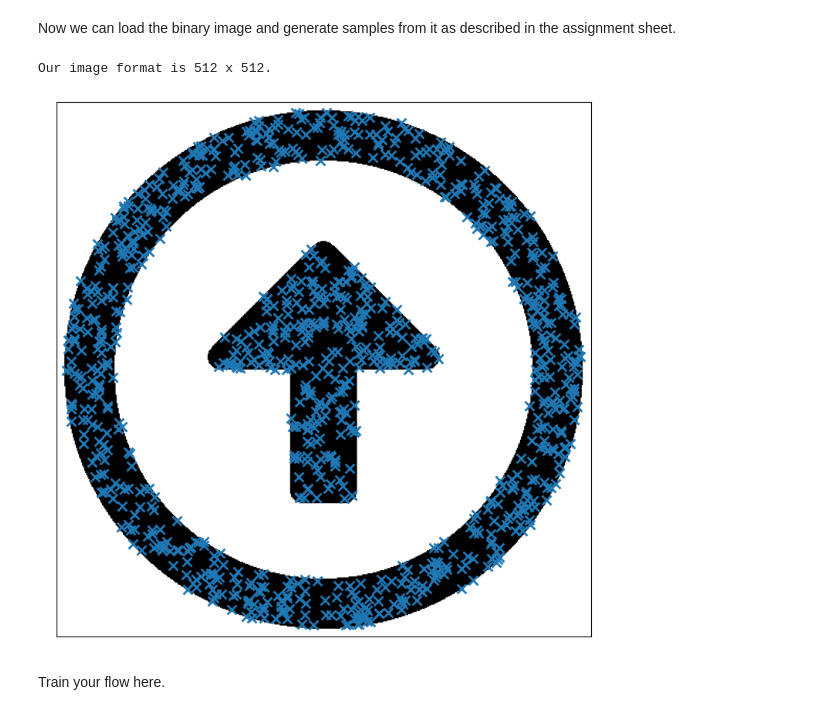
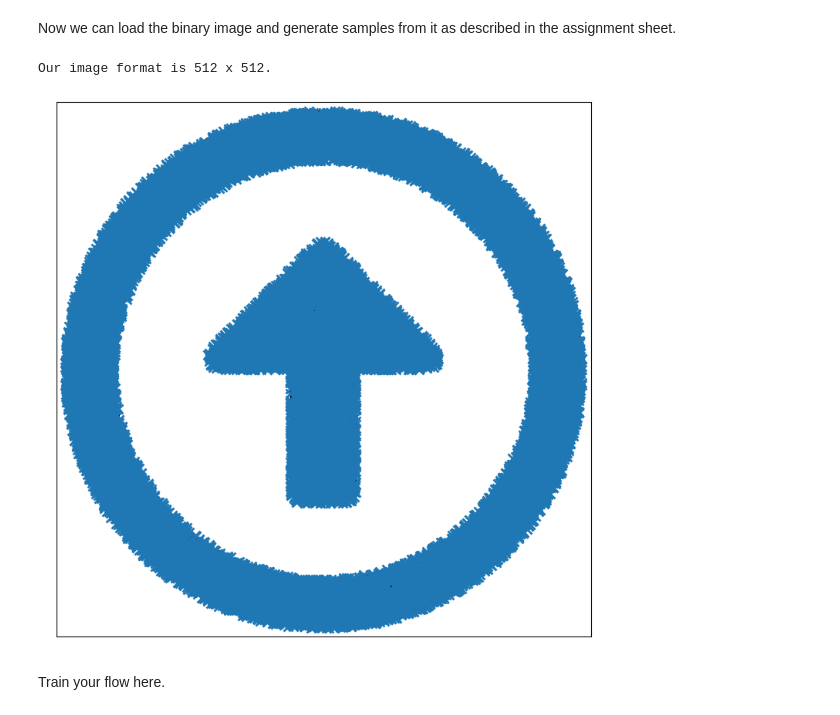
Before and after one commit to Roecker1/nlsp_ue, a Jupyter notebook: notebooks/assignments/1-4-flows.ipynb, the cells around one changed output. Drawn from its saved outputs; the diff is of its cells as text; code cells hidden in the pictures.

```diff
--- a/notebooks/assignments/1-4-flows.ipynb
+++ b/notebooks/assignments/1-4-flows.ipynb
@@ -34,31 +34,31 @@ Now we can load the binary image and generate samples from it as described in th
 # %%
 # load image
 img = load_image(data_dir + 'up_bw.png')
 height, width = img.shape
 print(f'Our image format is {width} x {height}.')
 
 # generate training samples
-n_samples = 1000 # number of samples to generate
+n_samples = 20000 # number of samples to generate
 data = np.zeros((n_samples, 2))
 rng = np.random.default_rng(seed=0)
 i=0
 while i < n_samples:
     row = rng.integers(0, height)
     col = rng.integers(0, width)
     if img[row, col] == 0:
         data[i,0] = col
         data[i,1] = row
         i += 1
 
 # plot image with generated samples
 show_grayscale_img(img)
 plt.plot(data[:,0], data[:,1], 'x')
 plt.xlim([0, width])
 plt.ylim([0, height])
-data = (data.astype(np.float64)-256)/512
+data = data.astype(np.float64) / 512
 # %% [output]
 Our image format is 512 x 512.
-[figure, old version]
+[figure, new version]
 # %% [markdown]
 Train your flow here.
 # %%
```
Also changed, not shown: parts of 5 cells of this notebook, 1 other file.
